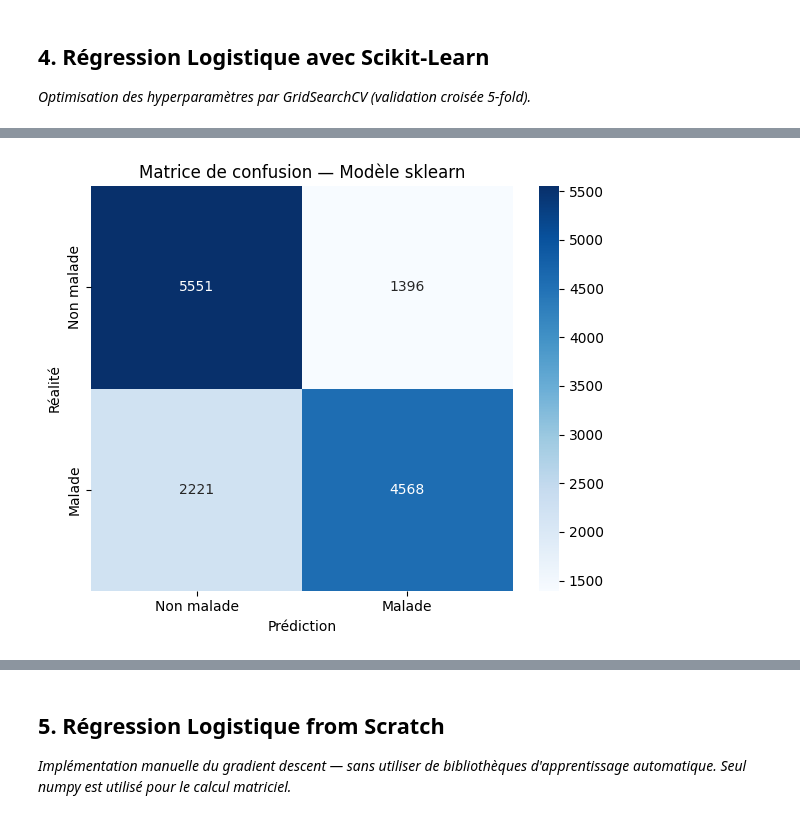
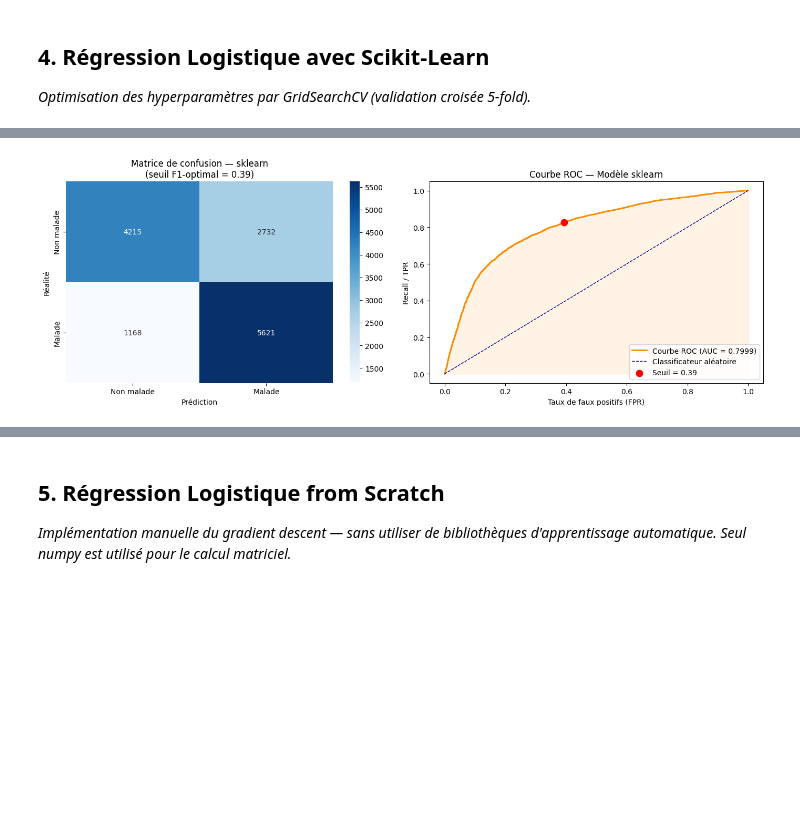
Before and after one commit to axel-achart/cardio-vasc-risks, a Jupyter notebook: exploration.ipynb, the cells around one changed output, grey strips where cells are left out. Drawn from its saved outputs; the diff is of its cells as text; code cells hidden in the pictures; blank space fills up the shorter version.

Commit message:
maj better recall for regression

```diff
--- a/exploration.ipynb
+++ b/exploration.ipynb
@@ -254,6 +254,12 @@ plt.show()
 *Optimisation des hyperparamètres par GridSearchCV (validation croisée 5-fold).*
 # %%
 db_model = pd.read_csv("data/clean/cardio_train_clean.csv")
+
+# ── Feature engineering ──
+# Ces deux features cliniques améliorent la séparation des classes
+# (AUC plus élevée → moins de FP et FN simultanément)
+db_model['bmi'] = db_model['poids'] / (db_model['taille'] / 100) ** 2
+db_model['pression_diff'] = db_model['systolic'] - db_model['diastolic']
 
 X = db_model.drop("malade", axis=1)
 y = db_model["malade"]
@@ -268,35 +274,72 @@ X_test_scaled  = scaler.transform(X_test)
 # ── Recherche des meilleurs hyperparamètres (GridSearchCV) ──
 print("Recherche des meilleurs hyperparamètres...")
 param_grid = {
-    'C':        [0.01, 0.1, 1, 10, 100],
-    'solver':   ['lbfgs', 'liblinear'],
-    'max_iter': [200, 500]
+    'C':            [0.001, 0.01, 0.1, 1, 10, 100],
+    'solver':       ['lbfgs', 'liblinear'],
+    'max_iter':     [300, 1000],
+    'class_weight': [None, 'balanced'],
 }
 grid_search = GridSearchCV(
     LogisticRegression(), param_grid,
-    cv=5, scoring='recall', n_jobs=-1, verbose=0
+    cv=5, scoring='f1', n_jobs=-1, verbose=0
 )
 grid_search.fit(X_train_scaled, y_train)
 print(f"Meilleurs hyperparamètres : {grid_search.best_params_}")
-print(f"Meilleur recall (CV 5-fold) : {grid_search.best_score_:.4f}")
+print(f"Meilleur F1 (CV 5-fold)   : {grid_search.best_score_:.4f}")
 
-# Modèle final
 model = grid_search.best_estimator_
-y_pred = model.predict(X_test_scaled)
+
+# ── Seuil optimal via la courbe ROC (maximise le F1 → équilibre FP/FN) ──
+y_proba = model.predict_proba(X_test_scaled)[:, 1]
+fpr, tpr, thresholds = roc_curve(y_test, y_proba)
+roc_auc = auc(fpr, tpr)
+
+from sklearn.metrics import f1_score as f1_metric
+best_thresh, best_f1 = 0.5, 0.0
+for thresh in thresholds:
+    preds_t = (y_proba >= thresh).astype(int)
+    f1_t = f1_metric(y_test, preds_t)
+    if f1_t > best_f1:
+        best_f1 = f1_t
+        best_thresh = thresh
+
+seuil = best_thresh
+print(f"\nSeuil F1-optimal appliqué : {seuil:.3f}")
+
+y_pred = (y_proba >= seuil).astype(int)
 
 # ── Matrice de confusion ──
 conf_matrix = confusion_matrix(y_test, y_pred)
-plt.figure(figsize=(6, 5))
-sns.heatmap(conf_matrix, annot=True, fmt='d', cmap='Blues',
+TN, FP, FN, TP_val = conf_matrix.ravel()
+print(f"\nVrais Positifs  (TP) : {TP_val}")
+print(f"Faux Négatifs   (FN) : {FN}")
+print(f"Faux Positifs   (FP) : {FP}")
+print(f"Vrais Négatifs  (TN) : {TN}")
+
+fig, axes = plt.subplots(1, 2, figsize=(14, 5))
+
+sns.heatmap(conf_matrix, annot=True, fmt='d', cmap='Blues', ax=axes[0],
             xticklabels=['Non malade', 'Malade'],
             yticklabels=['Non malade', 'Malade'])
-plt.title("Matrice de confusion — Modèle sklearn")
-plt.xlabel("Prédiction")
-plt.ylabel("Réalité")
+axes[0].set_title(f"Matrice de confusion — sklearn\n(seuil F1-optimal = {seuil:.2f})")
+axes[0].set_xlabel("Prédiction")
+axes[0].set_ylabel("Réalité")
+
+axes[1].plot(fpr, tpr, color='darkorange', lw=2,
+             label=f'Courbe ROC (AUC = {roc_auc:.4f})')
+axes[1].plot([0, 1], [0, 1], color='navy', lw=1, linestyle='--',
+             label='Classificateur aléatoire')
+axes[1].fill_between(fpr, tpr, alpha=0.1, color='darkorange')
+idx = np.argmin(np.abs(thresholds - seuil))
+axes[1].scatter(fpr[idx], tpr[idx], color='red', zorder=5, s=80,
+                label=f'Seuil = {seuil:.2f}')
+axes[1].set_xlabel("Taux de faux positifs (FPR)")
+axes[1].set_ylabel("Recall / TPR")
+axes[1].set_title("Courbe ROC — Modèle sklearn")
+axes[1].legend(loc='lower right')
 plt.tight_layout()
 plt.show()
 
-# ── Rapport de classification complet ──
 print("\n=== Rapport de classification ===")
 print(classification_report(y_test, y_pred,
                              target_names=['Non malade', 'Malade']))
@@ -305,26 +348,6 @@ accuracy  = accuracy_score(y_test, y_pred)
 recall    = recall_score(y_test, y_pred)
 precision = precision_score(y_test, y_pred)
 f1        = f1_score(y_test, y_pred)
-
-# ── Courbe ROC ──
-y_proba = model.predict_proba(X_test_scaled)[:, 1]
-fpr, tpr, _ = roc_curve(y_test, y_proba)
-roc_auc = auc(fpr, tpr)
-
-plt.figure(figsize=(7, 5))
-plt.plot(fpr, tpr, color='darkorange', lw=2,
-         label=f'Courbe ROC (AUC = {roc_auc:.4f})')
-plt.plot([0, 1], [0, 1], color='navy', lw=1, linestyle='--',
-         label='Classificateur aléatoire')
-plt.fill_between(fpr, tpr, alpha=0.1, color='darkorange')
-plt.xlabel("Taux de faux positifs (FPR)")
-plt.ylabel("Recall / Taux de vrais positifs (TPR)")
-plt.title("Courbe ROC — Modèle sklearn")
-plt.legend(loc='lower right')
-plt.tight_layout()
-plt.show()
 print(f"AUC-ROC : {roc_auc:.4f}")
-
-# Note : Les Faux Negatif doivent être minimisé (trouver un meilleur recall = l'optimiser) en priorité pour ce projet, car il est plus dangereux de ne pas détecter un patient malade que de faussement identifier un patient sain comme malade.
 # %% [output]
 Recherche des meilleurs hyperparamètres...
@@ -333,4 +363,4 @@ Meilleur recall (CV 5-fold) : 0.6650
-[figure, old version]
+[figure, new version]
 === Rapport de classification ===
               precision    recall  f1-score   support
 
```
Also changed, not shown: parts of 6 cells of this notebook.
